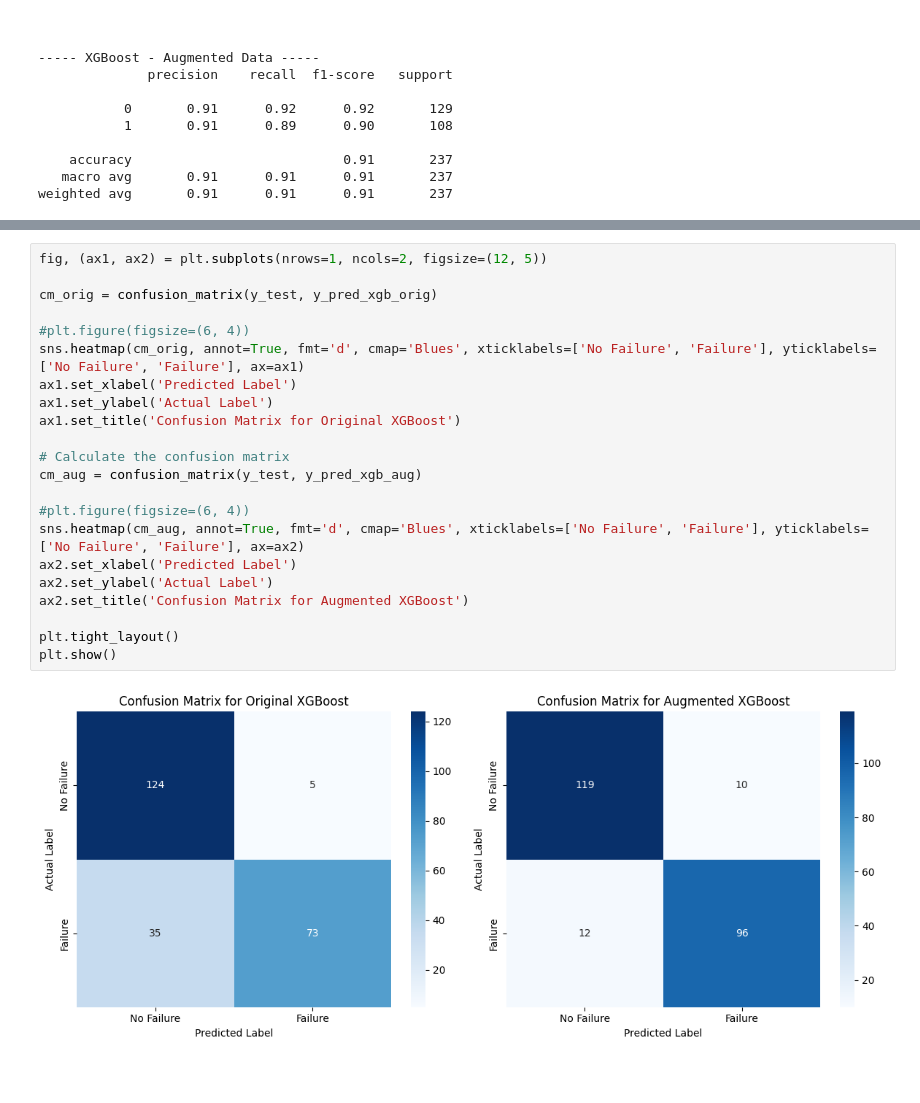
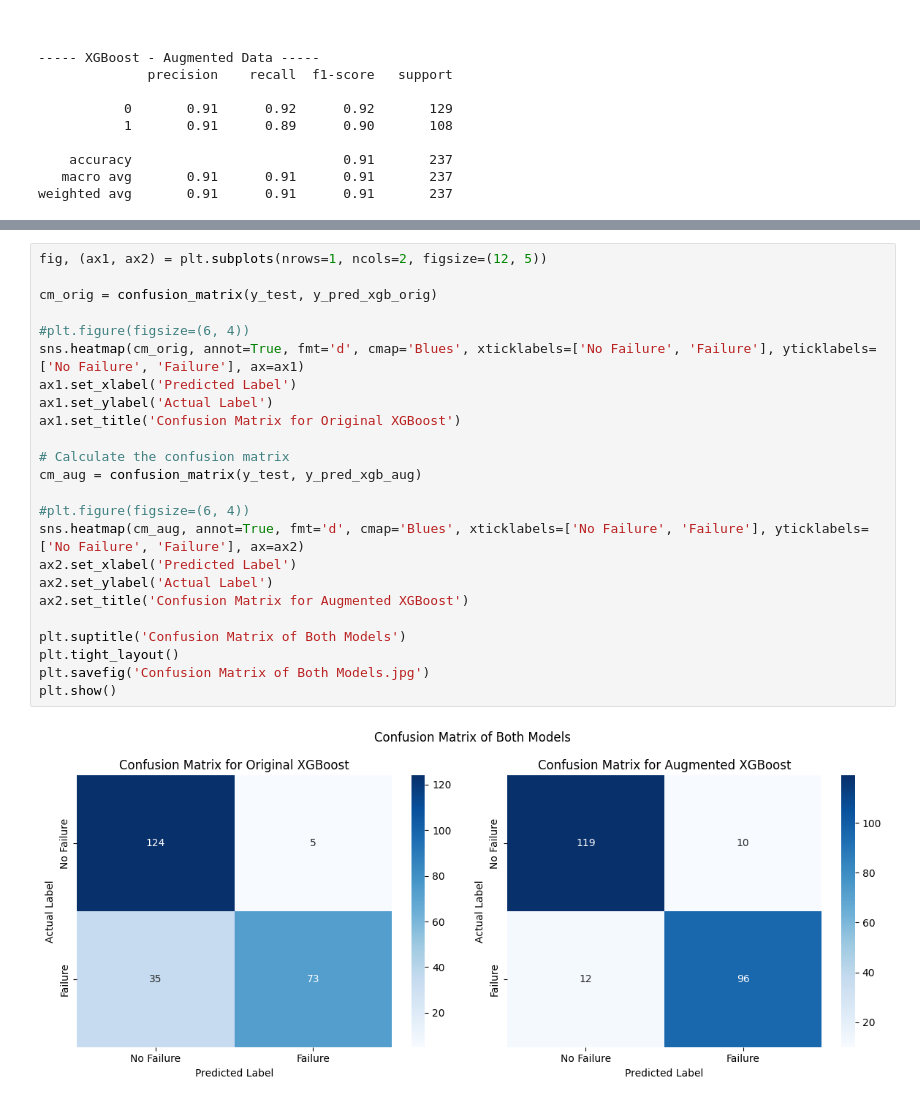
Before and after one commit to Xema7/GNCIPL-Week-6-Project, a Jupyter notebook: Machine failure synthetic data generation.ipynb, the cells around one changed output, grey strips where cells are left out. Drawn from its saved outputs; the diff is of its cells as text; blank space fills up the shorter version.

```diff
--- a/Machine failure synthetic data generation.ipynb
+++ b/Machine failure synthetic data generation.ipynb
@@ -361,27 +365,29 @@ Augmented data roc = 0.95
 # %%
 fig, (ax1, ax2) = plt.subplots(nrows=1, ncols=2, figsize=(12, 5))
 
 cm_orig = confusion_matrix(y_test, y_pred_xgb_orig)
 
 #plt.figure(figsize=(6, 4))
 sns.heatmap(cm_orig, annot=True, fmt='d', cmap='Blues', xticklabels=['No Failure', 'Failure'], yticklabels=['No Failure', 'Failure'], ax=ax1)
 ax1.set_xlabel('Predicted Label')
 ax1.set_ylabel('Actual Label')
 ax1.set_title('Confusion Matrix for Original XGBoost')
 
 # Calculate the confusion matrix
 cm_aug = confusion_matrix(y_test, y_pred_xgb_aug)
 
 #plt.figure(figsize=(6, 4))
 sns.heatmap(cm_aug, annot=True, fmt='d', cmap='Blues', xticklabels=['No Failure', 'Failure'], yticklabels=['No Failure', 'Failure'], ax=ax2)
 ax2.set_xlabel('Predicted Label')
 ax2.set_ylabel('Actual Label')
 ax2.set_title('Confusion Matrix for Augmented XGBoost')
 
+plt.suptitle('Confusion Matrix of Both Models')
 plt.tight_layout()
+plt.savefig('Confusion Matrix of Both Models.jpg')
 plt.show()
 # %% [output]
-[figure, old version]
+[figure, new version]
 # %%
 # Prepare synthetic data for PCA
 
```
Also changed, not shown: parts of 5 cells of this notebook, 6 other files.
